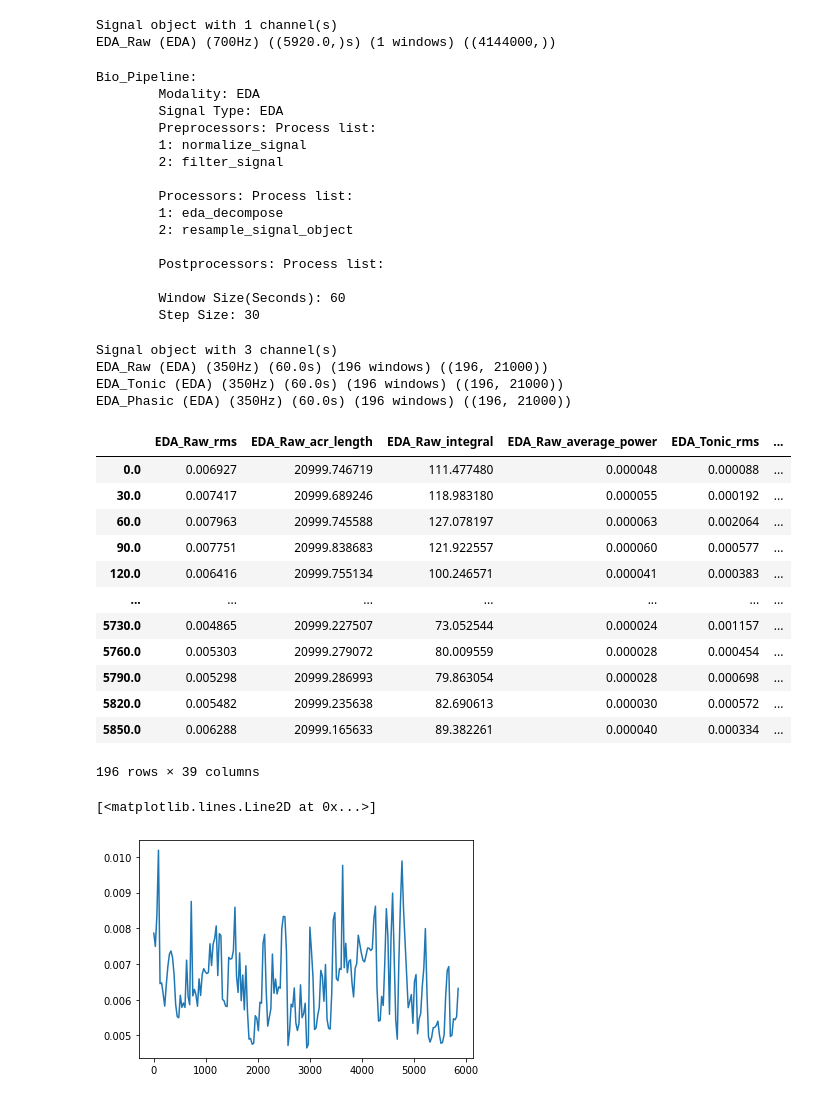
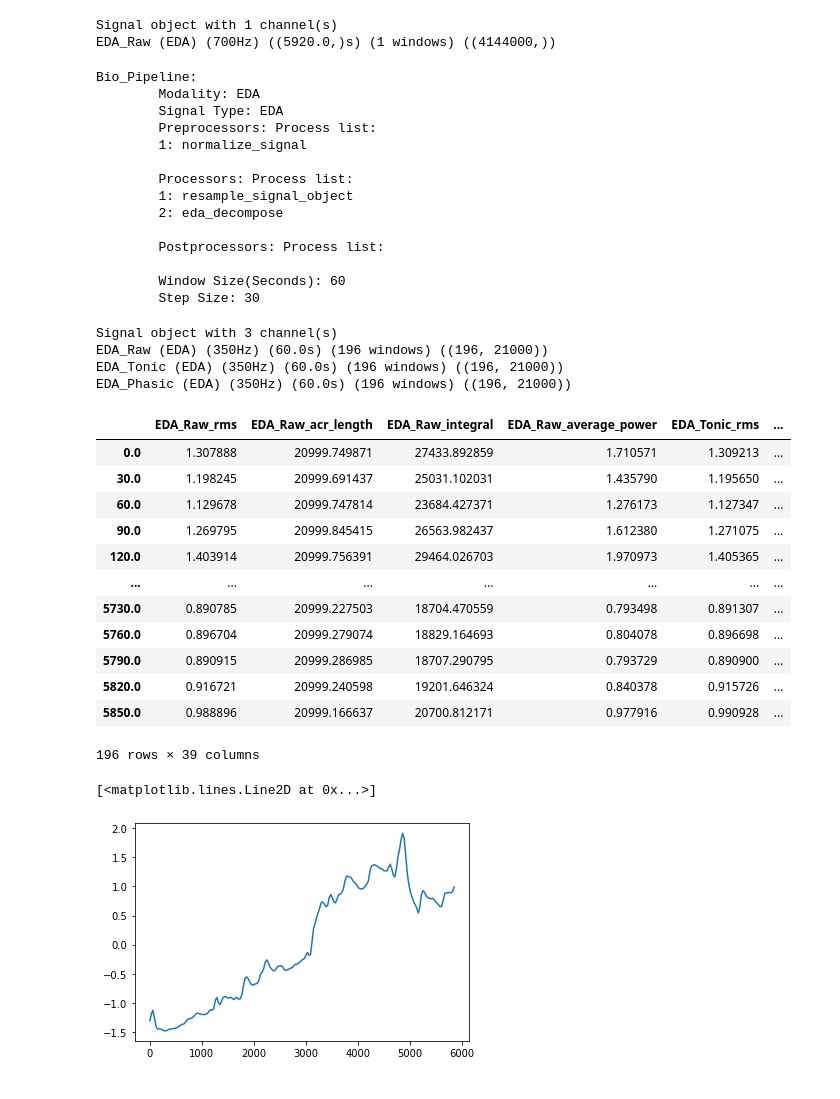
Before and after one commit to obss/BIOBSS, a Jupyter notebook: examples/pipeline.ipynb, the cells around one changed output. Cells and saved outputs as stored; diff of their text form; code cells hidden in the pictures.

```diff
--- a/examples/pipeline.ipynb
+++ b/examples/pipeline.ipynb
@@ -32,9 +32,8 @@ pipe = biobss.pipeline.Bio_Pipeline(modality="EDA", sigtype="EDA", windowed_proc
                                     window_size=60, step_size=30, features_list=[])
 # %%
 pipe.preprocess_queue.add_process(normalize)
-pipe.preprocess_queue.add_process(filtering)
+pipe.process_queue.add_process(resample)
 pipe.process_queue.add_process(decompose)
-pipe.process_queue.add_process(resample)
 pipe.add_feature_step(signal_features)
 pipe.add_feature_step(stat_features)
 pipe.add_feature_step(corr_features)
@@ -59,11 +58,10 @@ Bio_Pipeline:
         Signal Type: EDA
         Preprocessors: Process list:
         1: normalize_signal
-        2: filter_signal
 
         Processors: Process list:
-        1: eda_decompose
-        2: resample_signal_object
+        1: resample_signal_object
+        2: eda_decompose
 
         Postprocessors: Process list:
 
@@ -84,24 +82,25 @@ pipe.extract_features()
 pipe.features
 # %% [output]
 |  | EDA_Raw_rms | EDA_Raw_acr_length | EDA_Raw_integral | EDA_Raw_average_power | EDA_Tonic_rms | ... |
-| 0.0 | 0.006927 | 20999.746719 | 111.477480 | 0.000048 | 0.000088 | ... |
-| 30.0 | 0.007417 | 20999.689246 | 118.983180 | 0.000055 | 0.000192 | ... |
-| 60.0 | 0.007963 | 20999.745588 | 127.078197 | 0.000063 | 0.002064 | ... |
-| 90.0 | 0.007751 | 20999.838683 | 121.922557 | 0.000060 | 0.000577 | ... |
-| 120.0 | 0.006416 | 20999.755134 | 100.246571 | 0.000041 | 0.000383 | ... |
+| 0.0 | 1.307888 | 20999.749871 | 27433.892859 | 1.710571 | 1.309213 | ... |
+| 30.0 | 1.198245 | 20999.691437 | 25031.102031 | 1.435790 | 1.195650 | ... |
+| 60.0 | 1.129678 | 20999.747814 | 23684.427371 | 1.276173 | 1.127347 | ... |
+| 90.0 | 1.269795 | 20999.845415 | 26563.982437 | 1.612380 | 1.271075 | ... |
+| 120.0 | 1.403914 | 20999.756391 | 29464.026703 | 1.970973 | 1.405365 | ... |
 | ... | ... | ... | ... | ... | ... | ... |
-| 5730.0 | 0.004865 | 20999.227507 | 73.052544 | 0.000024 | 0.001157 | ... |
-| 5760.0 | 0.005303 | 20999.279072 | 80.009559 | 0.000028 | 0.000454 | ... |
-| 5790.0 | 0.005298 | 20999.286993 | 79.863054 | 0.000028 | 0.000698 | ... |
-| 5820.0 | 0.005482 | 20999.235638 | 82.690613 | 0.000030 | 0.000572 | ... |
-| 5850.0 | 0.006288 | 20999.165633 | 89.382261 | 0.000040 | 0.000334 | ... |
+| 5730.0 | 0.890785 | 20999.227503 | 18704.470559 | 0.793498 | 0.891307 | ... |
+| 5760.0 | 0.896704 | 20999.279074 | 18829.164693 | 0.804078 | 0.896698 | ... |
+| 5790.0 | 0.890915 | 20999.286985 | 18707.290795 | 0.793729 | 0.890900 | ... |
+| 5820.0 | 0.916721 | 20999.240598 | 19201.646324 | 0.840378 | 0.915726 | ... |
+| 5850.0 | 0.988896 | 20999.166637 | 20700.812171 | 0.977916 | 0.990928 | ... |
 196 rows × 39 columns
 # %%
 import matplotlib.pyplot as plt
-plt.plot(pipe.features['EDA_Phasic_rms'])
+
+plt.plot(pipe.features['EDA_Tonic_mean'])
 # %% [output]
 [<matplotlib.lines.Line2D at 0x...>]
-[figure, old version]
+[figure, new version]
 # %%
 pipe.features['EDA_Raw_acr_length']
 # %% [output]
```
Also changed, not shown: parts of 1 cell of this notebook, 5 other files.
